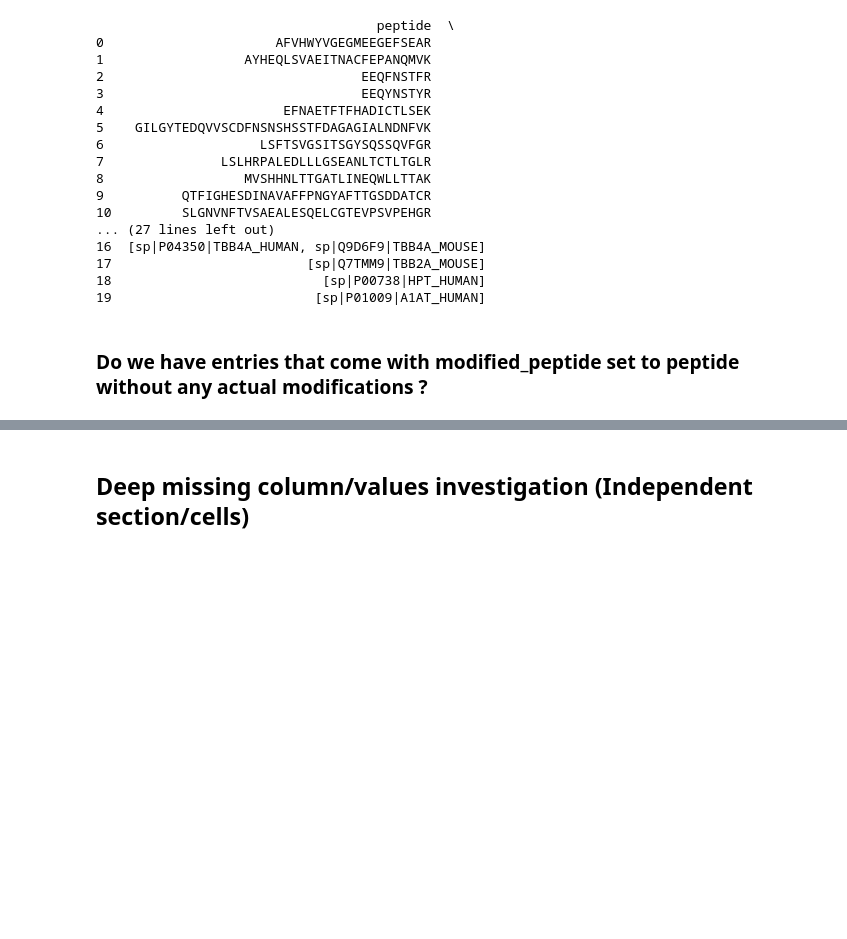
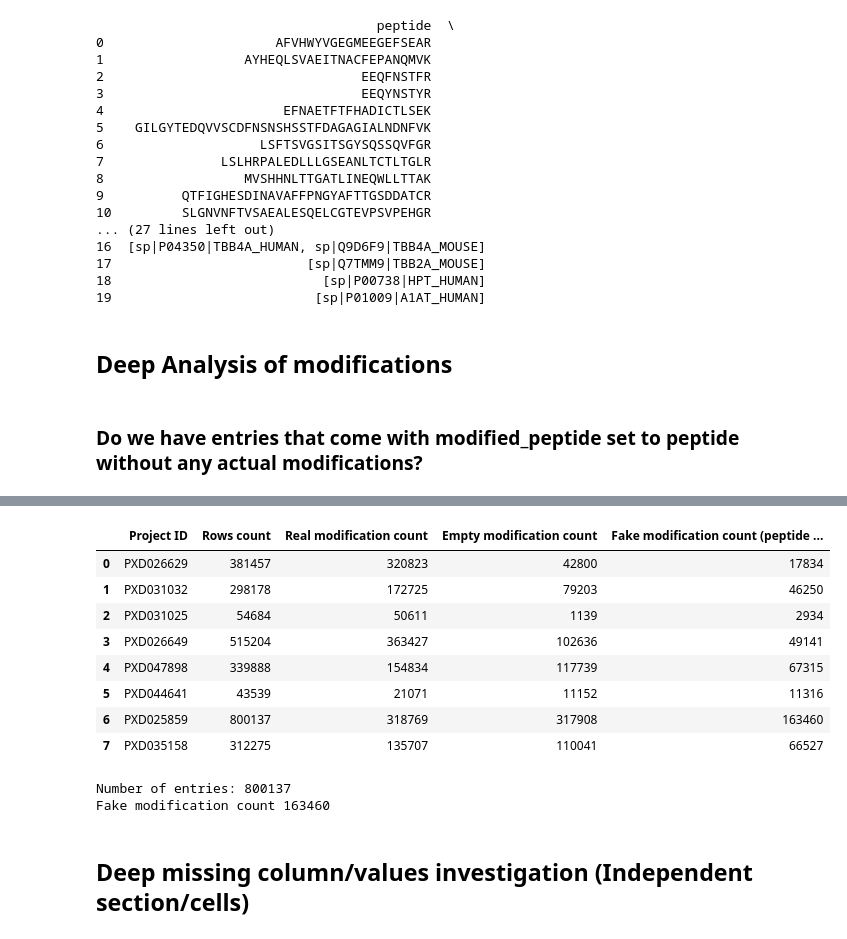
Before and after one commit to hjisaac/glycopeptide-data-lens, a Jupyter notebook: notebooks/analysis.ipynb, the cells around one changed output, grey strips where cells are left out. Cells and saved outputs as stored; diff of their text form; code cells hidden in the pictures; blank space fills up the shorter version.

Commit message:
Fake modifications stats

```diff
--- a/notebooks/analysis.ipynb
+++ b/notebooks/analysis.ipynb
@@ -550,5 +564,7 @@ plot_x_y(
     "Intensity",
     title=f'm/z vs. Intensity for peptide {df.iloc[peptide_index]["peptide"]}',
 )
+# %% [markdown]
+## Deep Analysis of modifications
 # %% [markdown]
-### Do we have entries that come with modified_peptide set to peptide without any actual modifications ?
+### Do we have entries that come with modified_peptide set to peptide without any actual modifications?
@@ -556,0 +571,32 @@ fake_modification_df = df[df["peptide"] == df["modified_peptide"]]
+# %%
+projects_dirs = glob.glob(f"{BASE_RAW_DATA_DIR}/*/")
+assert projects_dirs, projects_dirs
+dirs_to_ignore = ["PXD044641_PXD035158"]
+
+empty_modifications_table = []
+# TODO: To run, fix the for loop
+for project_dir in projects_dirs:  #projects_dirs:
+    project_name = project_dir.split("/")[-2]
+    if project_name in dirs_to_ignore:
+        logger.info(f"Skipping project {project_name} as part of projects to ignore")
+        continue
+    logger.info(f"Processing project {project_name}")
+    project_file_paths = collect_files(location=project_dir, ext="ipc")
+    df, _ = load_ipc_files(project_file_paths)
+    fake_modification_df = df[df["peptide"] == df["modified_peptide"]]
+    empty_modification_count = df["modified_peptide"].isna().sum()
+    rows_count = len(df)
+
+    empty_modifications_table.append({
+        "Project ID": project_name,
+        "Rows count": rows_count,
+        "Real modification count": len(df) - empty_modification_count - len(fake_modification_df),
+        "Empty modification count": empty_modification_count,
+        "Fake modification count (peptide = modified_peptide)": len(fake_modification_df),
+    })
+
+modification_df = pd.DataFrame(empty_modifications_table)
+
+modification_df.to_csv(BASE_REPORTS_CSV_DIR / "actual_modifications_count_per_project.csv", index=False)
+modification_df.head(10)
+# %% [output]
@@ -557,3 +620,18 @@ fake_modification_df = df[df["peptide"] == df["modified_peptide"]]
+|  | Project ID | Rows count | Real modification count | Empty modification count | Fake modification count (peptide ... |
+| 0 | PXD026629 | 381457 | 320823 | 42800 | 17834 |
+| 1 | PXD031032 | 298178 | 172725 | 79203 | 46250 |
+| 2 | PXD031025 | 54684 | 50611 | 1139 | 2934 |
+| 3 | PXD026649 | 515204 | 363427 | 102636 | 49141 |
+| 4 | PXD047898 | 339888 | 154834 | 117739 | 67315 |
+| 5 | PXD044641 | 43539 | 21071 | 11152 | 11316 |
+| 6 | PXD025859 | 800137 | 318769 | 317908 | 163460 |
+| 7 | PXD035158 | 312275 | 135707 | 110041 | 66527 |
+# %%
+print(f"Number of entries: {len(df)}")
+print(f"Fake modification count {len(fake_modification_df)}")
+# %% [output]
+Number of entries: 800137
+Fake modification count 163460
 # %%
 # fake_modification_df.head(6)
 # %%
```
Also changed, not shown: parts of 7 cells of this notebook.
